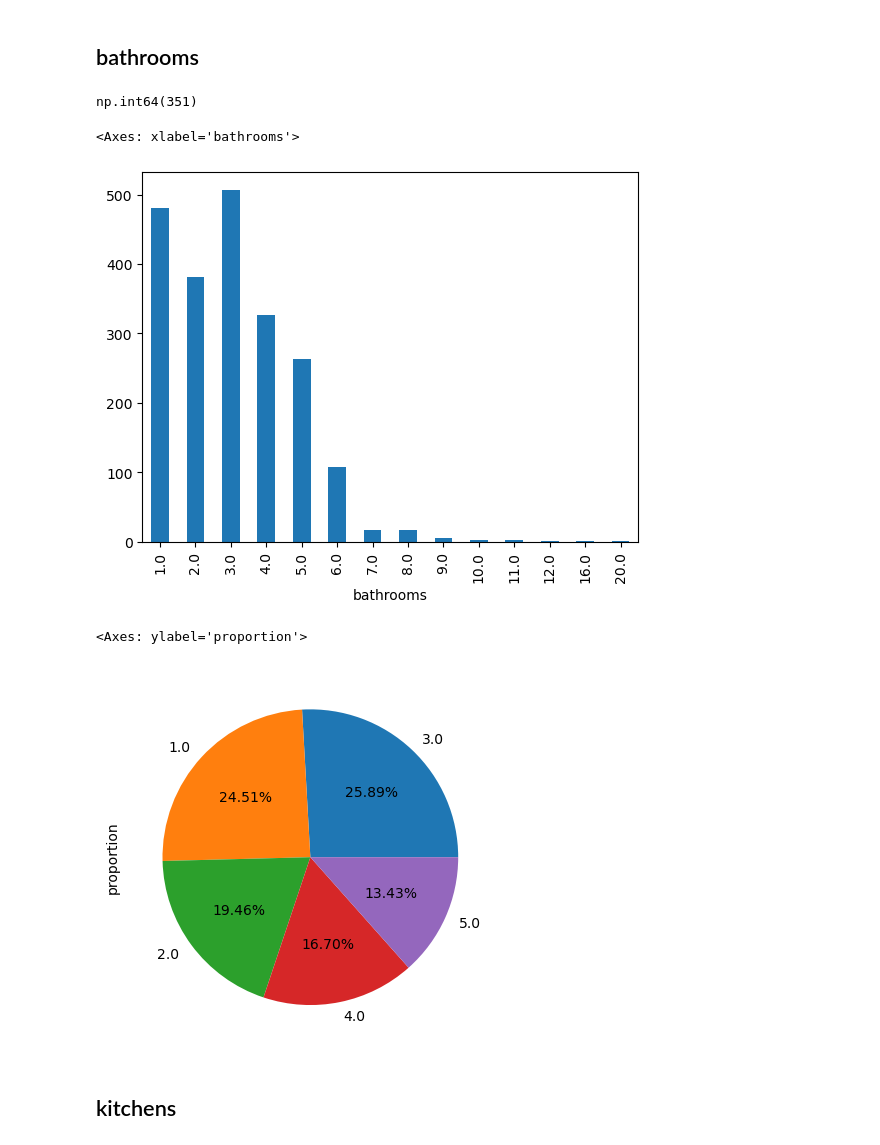
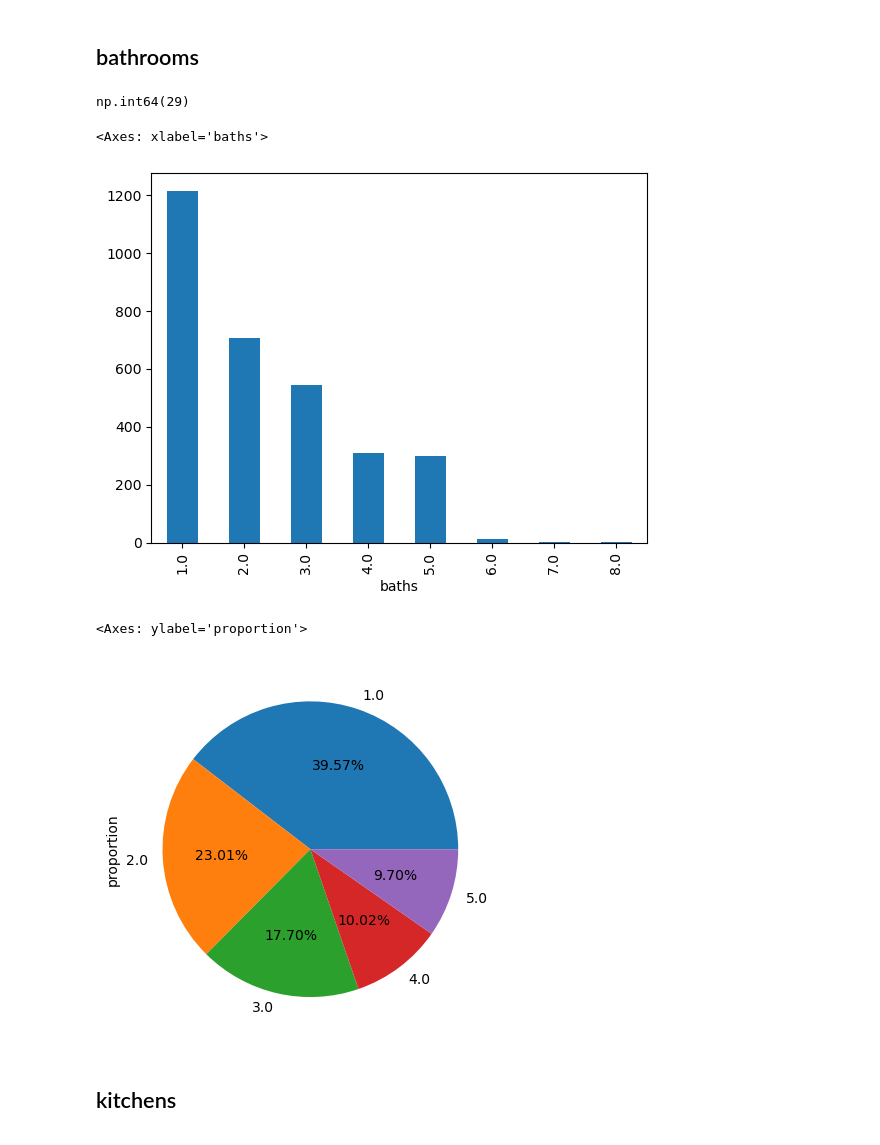
Before and after one commit to zeeshanAhmed2798/real-estate-ml-project, a Jupyter notebook: Data Cleaning/eda_on_flats_pandas_univarient.ipynb, the cells around one changed output. Cells and saved outputs as stored; diff of their text form; code cells hidden in the pictures.

```diff
--- a/Data Cleaning/eda_on_flats_pandas_univarient.ipynb
+++ b/Data Cleaning/eda_on_flats_pandas_univarient.ipynb
@@ -191,5 +164 @@ dict(df['society'].value_counts())
-# %%
-df["society"] = df["society"].replace(r"^Gulberg 3(\s+\d+)?$", "Gulberg", regex=True)
-# %%
-df["society"] = df["society"].replace(r"^Main Market(\s+\d+)?$", "Gulberg", regex=True)
 # %% [markdown]
@@ -237,4 +207 @@ max      1.800000e+08
 Name: price, dtype: float64
-# %%
-df["price_crore"] = df["price"] / 1e7
-# df["price_lakh"] = df["price"] / 1e5
@@ -249,4 +207,0 @@ df['price_crore'].min()
-# %%
-df["price_crore"] = df["price"] / 1e7
-p=df['price']
-df = df.drop(columns=["price"]).rename(columns={"price_crore": "price"})
@@ -483,19 +422,19 @@ df["bedrooms"].value_counts(normalize=True).head().plot(kind="pie", autopct="%0.
 # %% [markdown]
 ## bathrooms
 # %%
-df["bathrooms"].isnull().sum()
+df["baths"].isnull().sum()
 # %% [output]
-np.int64(351)
+np.int64(29)
 # %%
-df["bathrooms"].value_counts().sort_index().plot(kind="bar")
+df["baths"].value_counts().sort_index().plot(kind="bar")
 # %% [output]
-<Axes: xlabel='bathrooms'>
+<Axes: xlabel='baths'>
-[figure, old version]
+[figure, new version]
 # %%
-df['bathrooms'].value_counts(normalize=True).head().plot(kind="pie", autopct="%0.2f%%")
+df['baths'].value_counts(normalize=True).head().plot(kind="pie", autopct="%0.2f%%")
 # %% [output]
 <Axes: ylabel='proportion'>
-[figure, old version]
+[figure, new version]
 # %% [markdown]
 ## kitchens
 # %%
```
Also changed, not shown: parts of 112 cells of this notebook, 4 other files.
